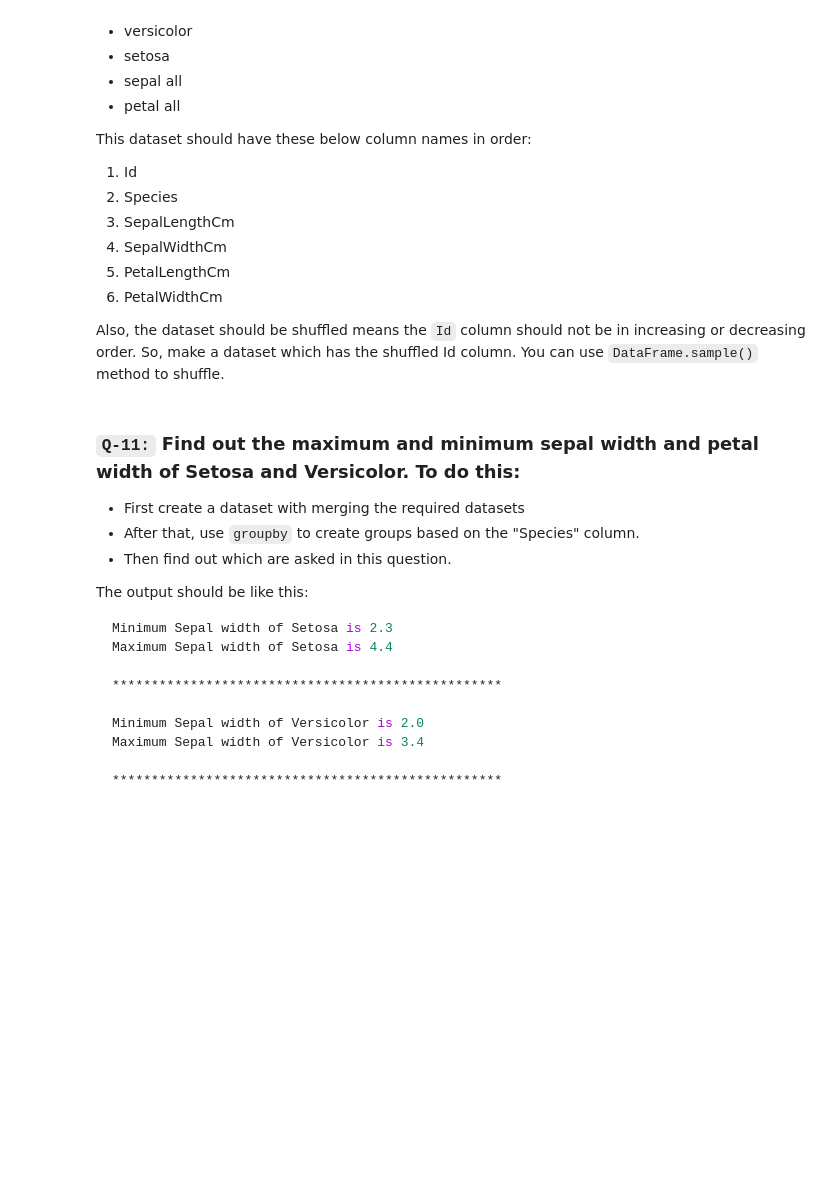
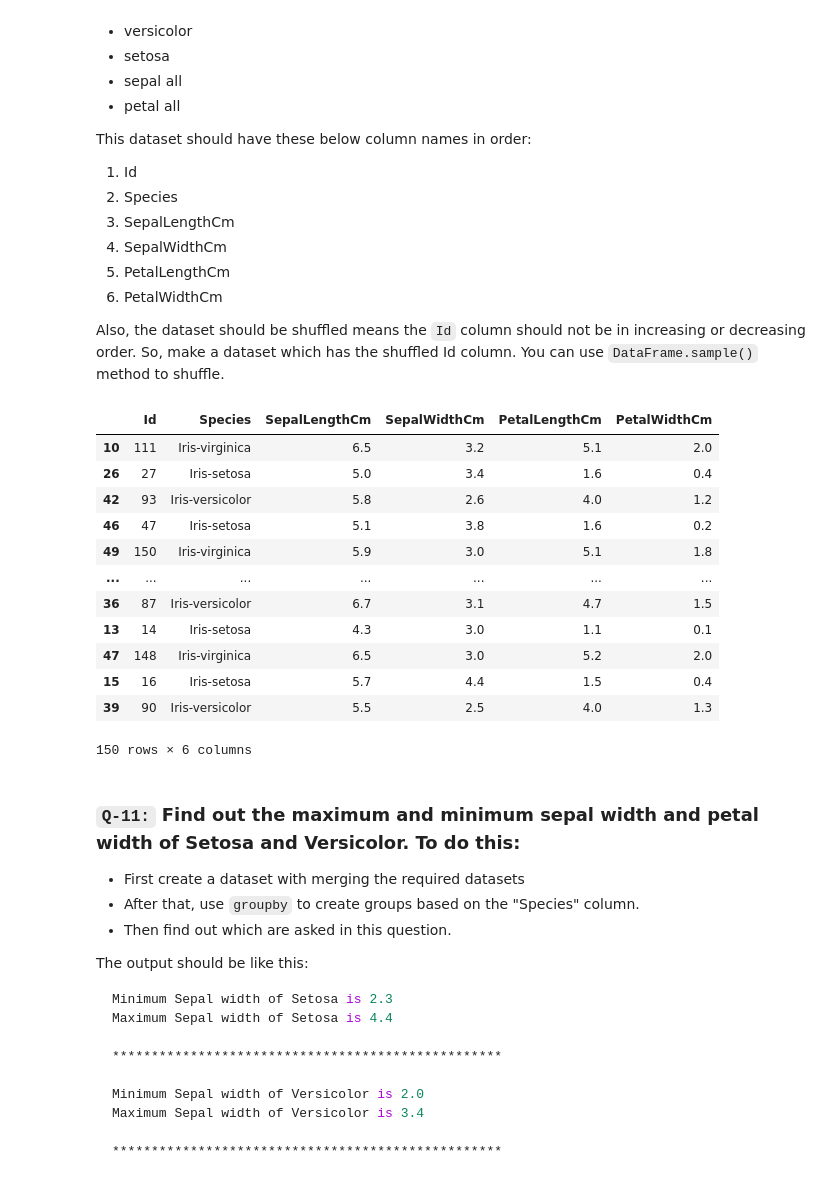
Before and after one commit to ushi-masuka/python-practice, a Jupyter notebook: day2001.ipynb, the cells around one changed output. Cells and saved outputs as stored; diff of their text form; code cells hidden in the pictures; blank space fills up the shorter version.

```diff
--- a/day2001.ipynb
+++ b/day2001.ipynb
@@ -496,3 +507,22 @@ Also, the dataset should be shuffled means the `Id` column should not be in incr
+# %%
+versicolor_full=versicolor.merge(sepal_all).merge(petal_all)
+full_df=pd.concat([setosa_full,versicolor_full,virginica_full])
+full_df=full_df.drop("Unnamed: 0",axis=1).sample(frac=1)
+full_df
+# %% [output]
+|  | Id | Species | SepalLengthCm | SepalWidthCm | PetalLengthCm | PetalWidthCm |
+| 10 | 111 | Iris-virginica | 6.5 | 3.2 | 5.1 | 2.0 |
+| 26 | 27 | Iris-setosa | 5.0 | 3.4 | 1.6 | 0.4 |
+| 42 | 93 | Iris-versicolor | 5.8 | 2.6 | 4.0 | 1.2 |
+| 46 | 47 | Iris-setosa | 5.1 | 3.8 | 1.6 | 0.2 |
+| 49 | 150 | Iris-virginica | 5.9 | 3.0 | 5.1 | 1.8 |
+| ... | ... | ... | ... | ... | ... | ... |
+| 36 | 87 | Iris-versicolor | 6.7 | 3.1 | 4.7 | 1.5 |
+| 13 | 14 | Iris-setosa | 4.3 | 3.0 | 1.1 | 0.1 |
+| 47 | 148 | Iris-virginica | 6.5 | 3.0 | 5.2 | 2.0 |
+| 15 | 16 | Iris-setosa | 5.7 | 4.4 | 1.5 | 0.4 |
+| 39 | 90 | Iris-versicolor | 5.5 | 2.5 | 4.0 | 1.3 |
+150 rows × 6 columns
 # %% [markdown]
 ### `Q-11:` Find out the maximum and minimum sepal width and petal width of Setosa and Versicolor. To do this:
 - First create a dataset with merging the required datasets
```
Also changed, not shown: parts of 8 cells of this notebook.
